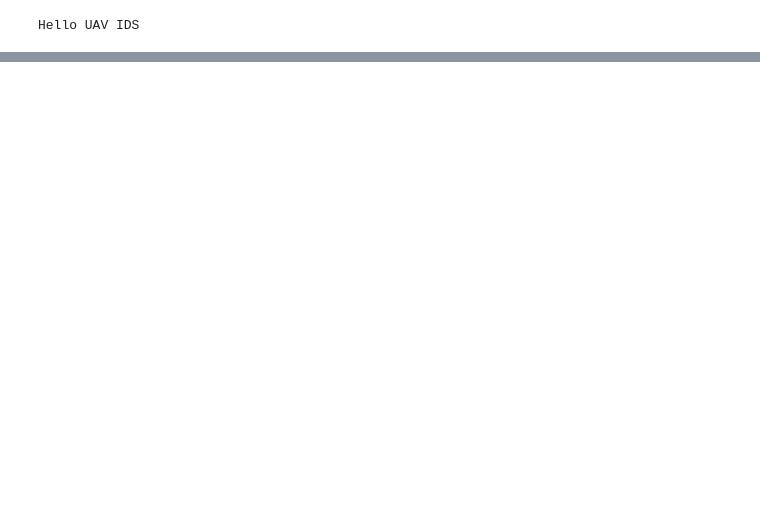
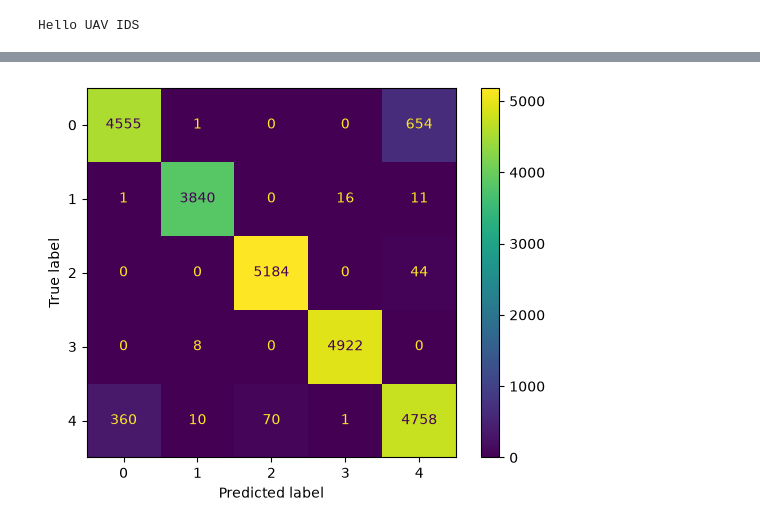
Before and after one commit to ashita1808/AI-Based-UAV-Network-Intrusion-Detection, a Jupyter notebook: AI-UAV-IDS/notebooks/analysis.ipynb, the cells around one changed output, grey strips where cells are left out. Drawn from its saved outputs; the diff is of its cells as text; code cells hidden in the pictures; blank space fills up the shorter version.

```diff
--- a/AI-UAV-IDS/notebooks/analysis.ipynb
+++ b/AI-UAV-IDS/notebooks/analysis.ipynb
@@ -148,0 +368,18 @@ Scaled numeric feature columns: ['FlowDuration/s', 'SrcPort', 'DstPort', 'Protoc
+# %%
+X = df_clean.drop('label', axis=1)
+y = df_clean['label']
+# %%
+from sklearn.model_selection import train_test_split
+
+X_train, X_test, y_train, y_test = train_test_split(
+    X, y, test_size=0.2, random_state=42
+)
+# %%
+from sklearn.ensemble import RandomForestClassifier
+
+rf_model = RandomForestClassifier(
+    n_estimators=100,
+    random_state=42
+)
+
+rf_model.fit(X_train, y_train)
@@ -148,0 +388,5 @@ Scaled numeric feature columns: ['FlowDuration/s', 'SrcPort', 'DstPort', 'Protoc
+# %%
+y_pred = rf_model.predict(X_test)
+
+from sklearn.metrics import accuracy_score
+print("Accuracy:", accuracy_score(y_test, y_pred))
@@ -148,0 +410,8 @@ Scaled numeric feature columns: ['FlowDuration/s', 'SrcPort', 'DstPort', 'Protoc
+# %%
+from sklearn.metrics import confusion_matrix, ConfusionMatrixDisplay
+import matplotlib.pyplot as plt
+
+ConfusionMatrixDisplay.from_predictions(y_test, y_pred)
+plt.show()
+# %% [output]
+[figure, added]
```
Also changed, not shown: parts of 55 cells of this notebook.
